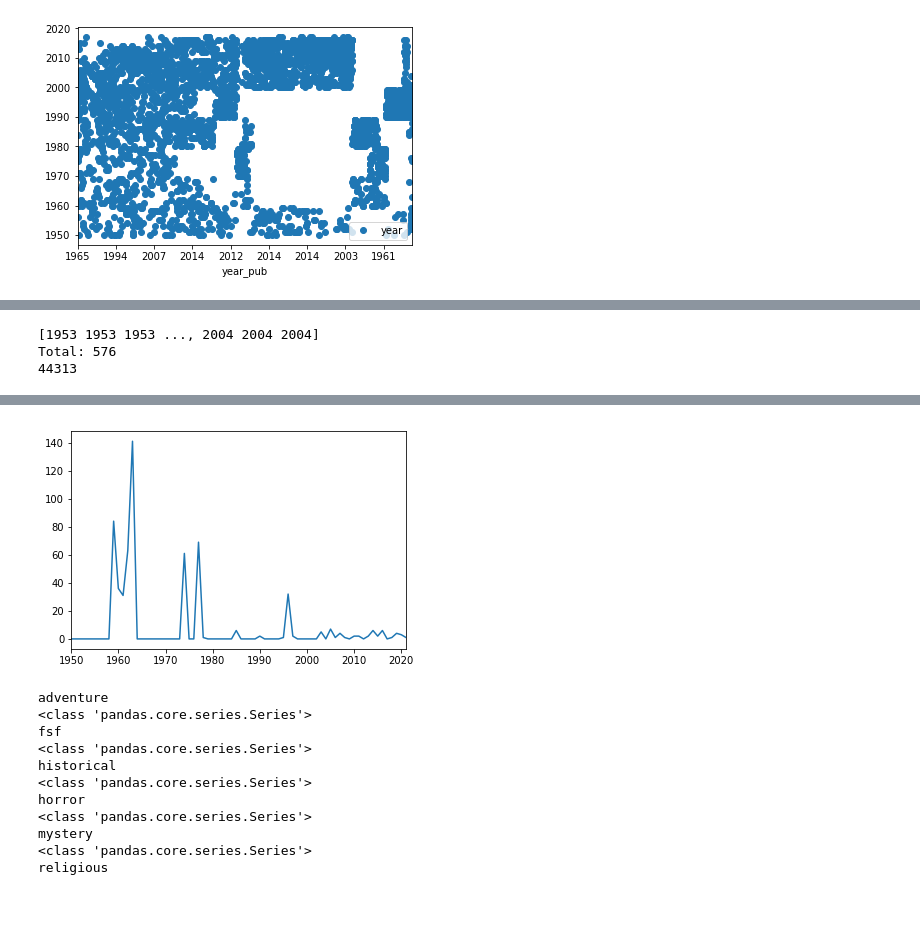
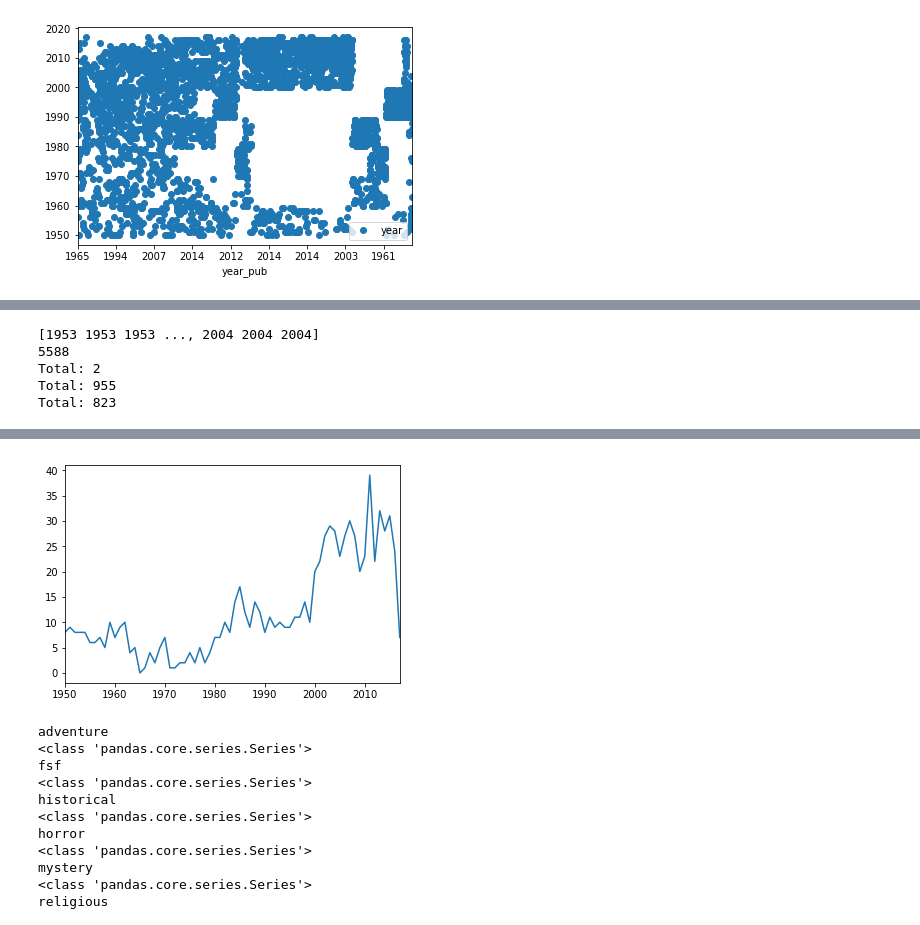
Before and after one commit to cimar/books, a Jupyter notebook: Clean Glue.ipynb, the cells around one changed output, grey strips where cells are left out. Saved outputs shown, nothing was run; the diff lists cells and outputs as text; code cells hidden in the pictures.

```diff
--- a/Clean Glue.ipynb
+++ b/Clean Glue.ipynb
@@ -239,8 +263,8 @@ def load_obj(filename):
         b = pickle.load(handle)
         return b
 
-#ta_to_data_dict = load_obj("rock_and_roll.pickle")
-ta_to_data_dict = {}
+ta_to_data_dict = load_obj("new_wave.pickle")
+#ta_to_data_dict = {}
 # %%
 def suffix(phrase):
     norm_phrase = phrase.replace(',',"").upper()
@@ -547,6 +579,7 @@ import matplotlib
 
 genre_terms = ["fiction","stories","tales","literature","opera"]
 genre_dict = {"romance":{"keys":["romance","erotic"],"stops":["language"]}, #took out 'domestic'
+              "domestic":{"keys":["domestic"]},
               "suspense":{"keys":["suspense"]},
               "horror":{"keys":["horror","paranormal"]},
               "mystery":{"keys":["mystery","detective","crime"]},
@@ -756,10 +789,10 @@ for g in gendered:
 # %%
 def is_any_genre(fast_ls):
     for x in fast_ls:
-#        for key in genre_dict:
-        key ="romance"
-        if is_genre(x,key):
-            return True
+        for key in genre_dict:
+#        key ="romance"
+            if is_genre(x,key):
+                return True
     return False
 
 df = pandas.DataFrame(processed)
@@ -768,7 +801,7 @@ df["is_genre"] = df["fast_subjects"].apply(is_any_genre)
 df["gender"] = df["genders"].apply(class_gender)
 
 ndf = percent_women_binned(df,"year")
-#df = df[df["year"].astype(int)>1990]
+df = df[df["year"].astype(int)>1990]
 
 i = 0
 grouped = df.groupby("is_genre")
@@ -793,10 +826,10 @@ i = 0
 for x in grouped:
     if i%2 == 0:
         female = x
-        print female
+        print "Female: "+ str(female)
     else:
         male = x
-        print male
+        print "Male: "+ str(male)
         print float(female)/float(female+male)
     i = i+1
 # %% [output]
@@ -826,20 +859,59 @@ def init_year_dict(ls):
 def count_values(ls,column,to_count):
     target = init_year_dict(ls)
     i = 0
-    for item in ls:
-        if (item[column] is to_count):
-            year = item["year"]
-            target[year] = target[year]+1
-            i = i+1
+    if to_count == []:
+        for item in ls:
+            if len(item[column]) == 0:
+                year = item["year"]
+                target[year] = target[year]+1
+                i = i+1
+    else:
+        for item in ls:
+            if (item[column] is to_count):
+                year = item["year"]
+                target[year] = target[year]+1
+                i = i+1
     print "Total: "+ str(i)
     return target
 
-empties = count_values(processed,"owi","")
-print len(processed)
+unique_ta = []
+unique_processed = []
+i=0
+for x in processed:
+#    if i < 25:
+#        print x
+    ta = (x["title"],x["authors"])
+    if ta not in unique_ta:
+        unique_ta.append(ta)
+        unique_processed.append(x)
+#    i = i+1
+
+print len(unique_ta)
+
+empties = count_values(unique_processed,"owi","")
+empties = count_values(unique_processed,"fast_subjects",[])
+empties = count_values(unique_processed,"genders",[])
+#print len(processed)
 s = pandas.Series(empties)
 s.plot()
 s
+
+def get_empties(ls,field):
+    target = []
+    for x in ls:
+        if len(x[field]) == 0:
+            target.append(x)
+    return target
+
+def fill_manual_dict(orig_ls,failed_field,target):
+    target = []
+    empties = get_empties(orig_ls,failed_field)
+    for e in empties:
+        print e
+    return target
 # %% [output]
 [1953 1953 1953 ..., 2004 2004 2004]
-Total: 576
-44313
+5588
+Total: 2
+Total: 955
+Total: 823
@@ -863,4 +918,4 @@ dtype: int64
-[figure, old version]
+[figure, new version]
 # %%
 def csv_str(ls,delim):
     target = ""
```
Also changed, not shown: parts of 19 cells of this notebook, 10 other files.
